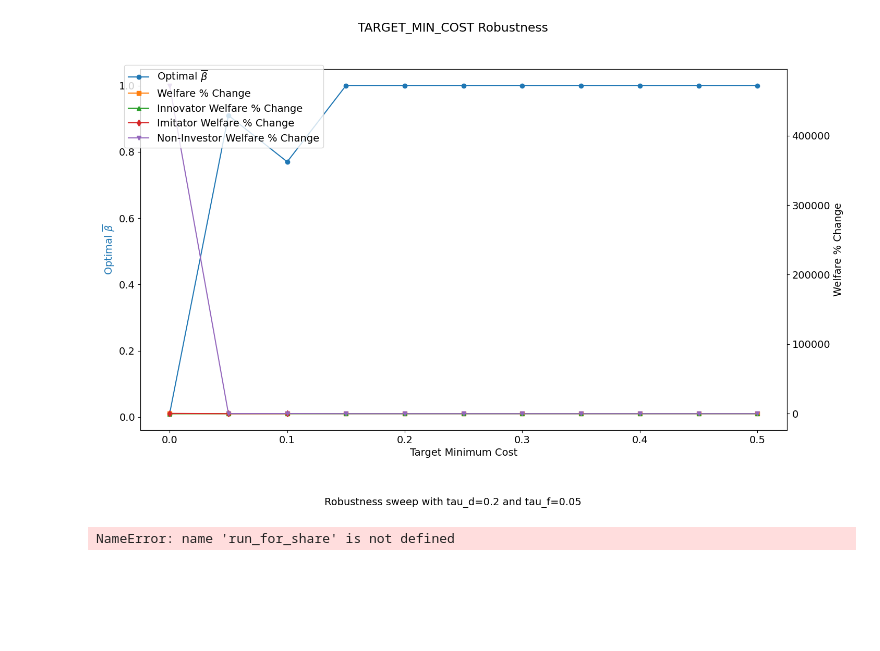
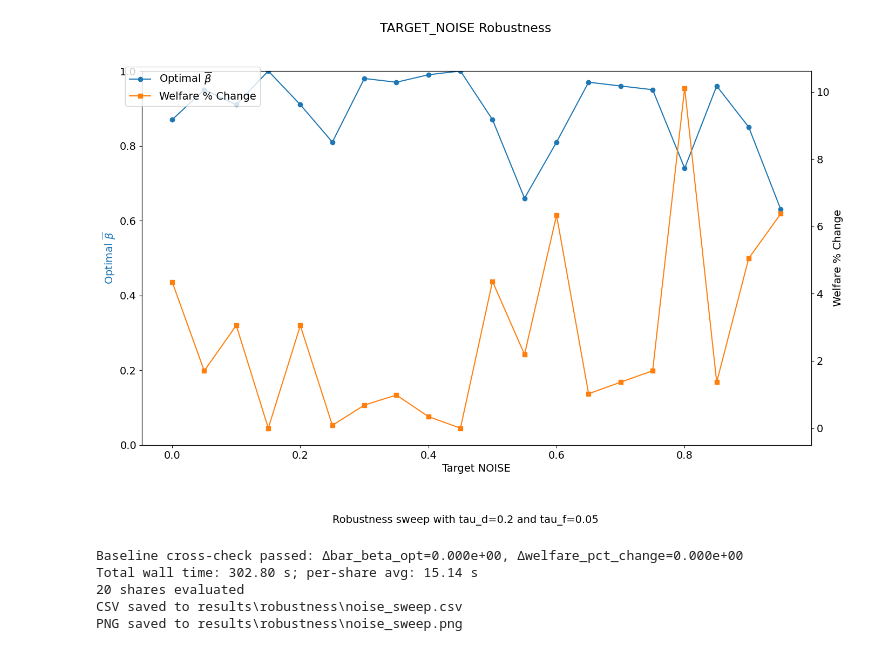
Before and after one commit to jesselabelle/optimal-ipr, a Jupyter notebook: notebooks/robustness/NOISE.ipynb, the cells around one changed output. Cells and saved outputs as stored; diff of their text form; code cells hidden in the pictures; blank space fills up the shorter version.

```diff
--- a/notebooks/robustness/NOISE.ipynb
+++ b/notebooks/robustness/NOISE.ipynb
@@ -68,9 +68,7 @@ REGULATOR_PREFERENCES = {"welfarist_balanced": {"phi": 0.6, "psi": 0.3}}
 class Context:
     v_grid: np.ndarray
     v_weights: np.ndarray
-    p: Any
     Z: Any
-    c: Any
     tau_d: float
     tau_f: float
     bar_beta_grid: np.ndarray
@@ -118,7 +116,8 @@ def run_for_noise(noise: float, ctx: Context) -> dict:
     )
     if results_table.empty:
         raise ValueError("welfare_outcomes returned an empty table")
-    bar_beta_opt = float(results_table.loc[0, 'Optimal Policy'])
+    bar_beta_opt = float(results_table.loc[0, 'Optimal Patent Breadth Cap'])
+    bar_star_opt = float(results_table.loc[0, 'Expected Optimal Patent Breadth Granted'])
     welfare_pct_change = float(results_table.loc[0, 'Welfare % Change'])
     innov_pct_change = float(results_table.loc[0, 'Innovator Welfare % Change'])
     imit_pct_change = float(results_table.loc[0, 'Imitator Welfare % Change'])
@@ -126,6 +125,7 @@ def run_for_noise(noise: float, ctx: Context) -> dict:
     return {
         'target_noise': noise,
         'bar_beta_opt': bar_beta_opt,
+        'bar_star_opt': bar_star_opt,
         'welfare_pct_change': welfare_pct_change,
         'innov_welfare_pct_change': innov_pct_change,
         'imit_welfare_pct_change': imit_pct_change,
@@ -156,27 +161,28 @@ results_df
 # %%
-csv_path = ensure_exists(RESULTS_DIR / "target_noise_sweep.csv")
+csv_path = ensure_exists(RESULTS_DIR / "noise_sweep.csv")
 results_df.to_csv(csv_path, index=False)
 
 plt.rcParams.update({"font.size": 14})
 fig, ax1 = plt.subplots(figsize=(16, 9))
 ax1.set_xlabel("Target NOISE")
 ax1.set_ylabel(r"Optimal $\overline{\beta}$", color="tab:blue")
+ax1.set_ylim(0, 1)
 ax1.plot(results_df["target_noise"], results_df["bar_beta_opt"], marker="o", color="tab:blue", label=r"Optimal $\overline{\beta}$")
 ax2 = ax1.twinx()
 ax2.set_ylabel("Welfare % Change")
 ax2.plot(results_df["target_noise"], results_df["welfare_pct_change"], marker="s", color="tab:orange", label="Welfare % Change")
 fig.legend(loc="upper left", bbox_to_anchor=(0.1, 0.9))
 caption = "Robustness sweep with tau_d=0.2 and tau_f=0.05"
 fig.suptitle("TARGET_NOISE Robustness")
 fig.text(0.5, -0.05, caption, ha="center")
-png_path = ensure_exists(RESULTS_DIR / "target_noise_sweep.png")
+png_path = ensure_exists(RESULTS_DIR / "noise_sweep.png")
 fig.savefig(png_path, dpi=100, bbox_inches="tight")
 plt.show()
 # %% [output]
-[figure, old version]
+[figure, new version]
 # %%
 baseline_noise = 0.20
-baseline_calc = run_for_n_v(baseline_noise, ctx)
+baseline_calc = run_for_noise(baseline_noise, ctx)
 baseline_row = results_df.loc[results_df['target_noise'] == baseline_noise].iloc[0]
 
 tol_beta = 1e-6
@@ -196,4 +202,8 @@ print(f"{len(noise_grid)} shares evaluated")
 print(f"CSV saved to {csv_path}")
 print(f"PNG saved to {png_path}")
 # %% [output]
-NameError: name 'run_for_share' is not defined
+Baseline cross-check passed: Δbar_beta_opt=0.000e+00, Δwelfare_pct_change=0.000e+00
+Total wall time: 302.80 s; per-share avg: 15.14 s
+20 shares evaluated
+CSV saved to results\robustness\noise_sweep.csv
+PNG saved to results\robustness\noise_sweep.png
```
Also changed, not shown: parts of 1 cell of this notebook, 37 other files.
